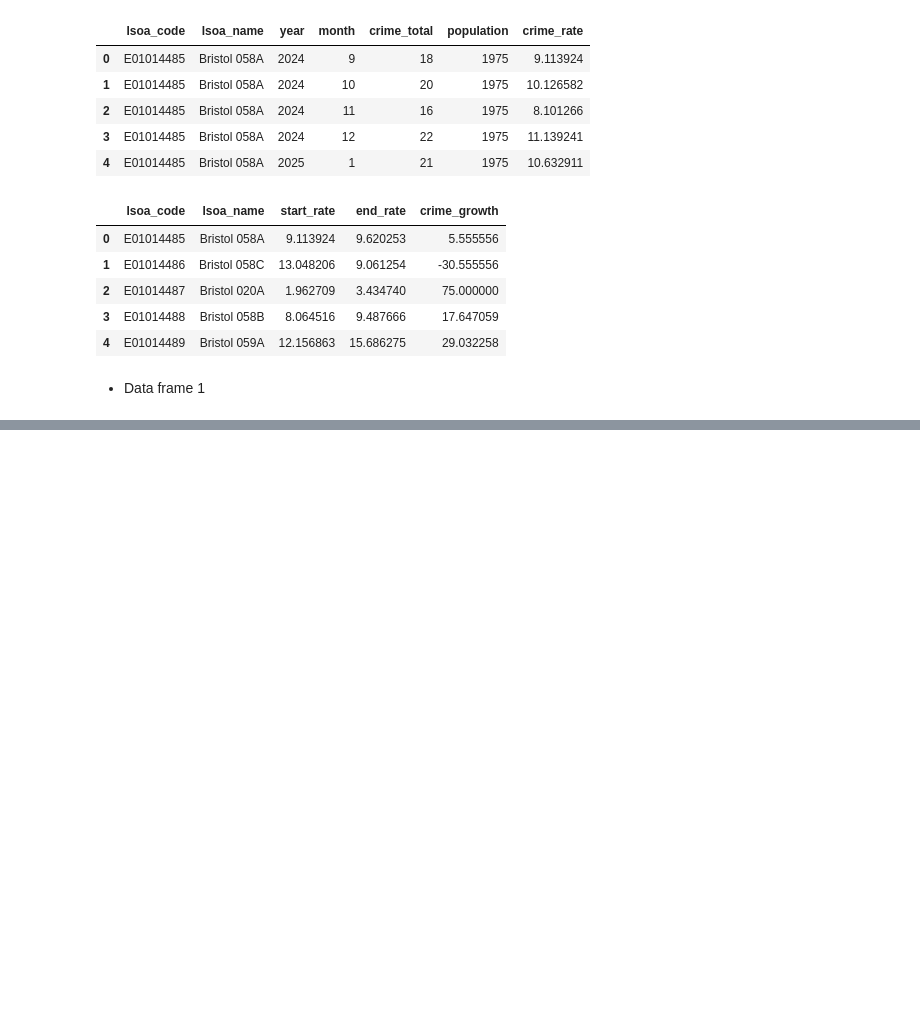
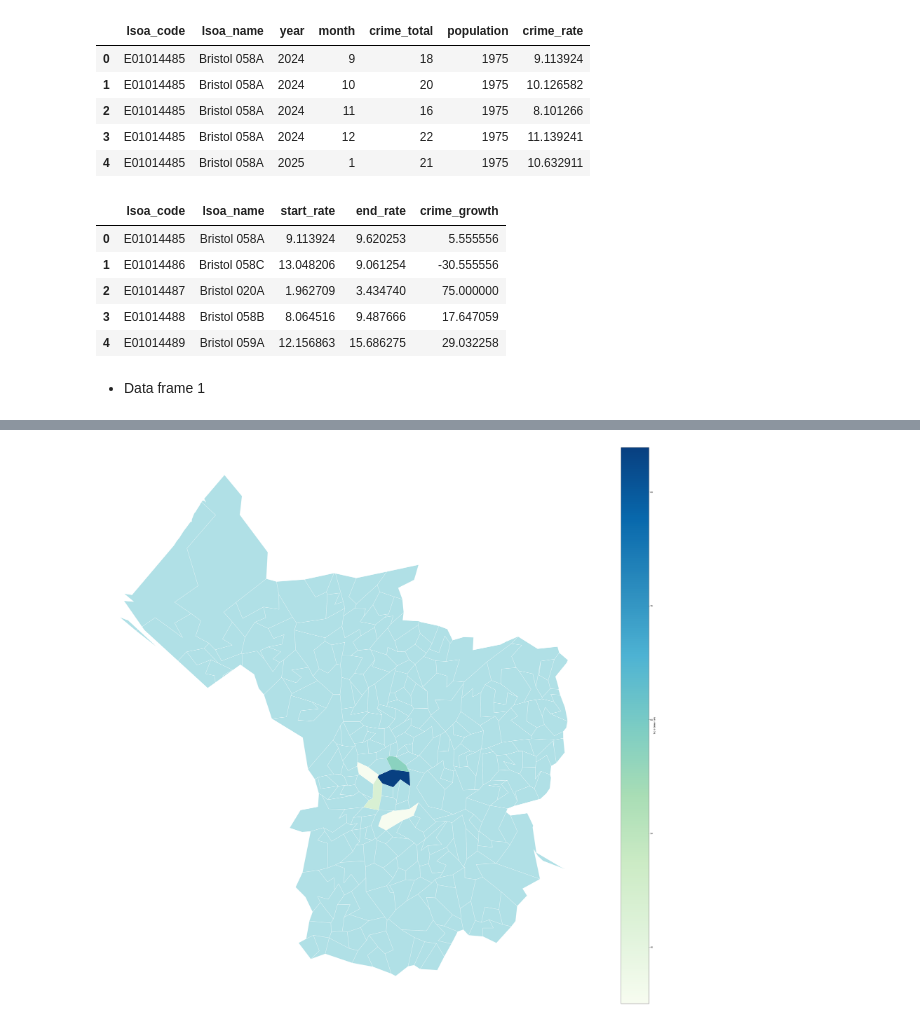
Before and after one commit to raven-172/-Analytics--Criminal-status-in-UK, a Jupyter notebook: 2.ipynb, the cells around one changed output, grey strips where cells are left out. Cells and saved outputs as stored; diff of their text form; code cells hidden in the pictures; blank space fills up the shorter version.

```diff
--- a/2.ipynb
+++ b/2.ipynb
@@ -320,7 +320,7 @@ b_df1.head()
 | 3 | E01014485 | Bristol 058A | 2024 | 12 | 22 | 1975 | 11.139241 |
 | 4 | E01014485 | Bristol 058A | 2025 | 1 | 21 | 1975 | 10.632911 |
 # %%
-b_df1 = b_df1.groupby(['lsoa_code', 'lsoa_name'])['crime_rate'].agg(
+b_df1 = b_df.groupby(['lsoa_code', 'lsoa_name'])['crime_rate'].agg(
     start_rate='first',
     end_rate='last'
 ).reset_index()
@@ -347,0 +352,3 @@ df1.head()
+# %%
+b_df2 = b_df.groupby(['lsoa_code', 'lsoa_name'])['crime_rate'].mean().reset_index(name='avg_crime_rate')
+b_df2.head()
@@ -347,0 +364,3 @@ df1.head()
+# %%
+df2 = bdf.merge(b_df2[['lsoa_code', 'avg_crime_rate']], on='lsoa_code')
+df2.head()
@@ -347,0 +408,3 @@ df1.head()
+# %%
+top_5 = df2.sort_values(by='avg_crime_rate', ascending=False).head(5)
+top_5
@@ -347,0 +418,9 @@ df1.head()
+# %%
+fig, ax = plt.subplots(figsize=(55, 50), subplot_kw=dict(aspect='equal'))
+df1.plot(color='PowderBlue', edgecolor='white', linewidth=1.0, ax=ax)
+top_5.plot(column='avg_crime_rate', cmap='GnBu', legend=True, ax=ax,
+               legend_kwds={'label': "Top 5 Crime Rate"},
+               edgecolor='white', linewidth=0.3)
+ax.set_axis_off()
+# %% [output]
+[figure, added]
```
Also changed, not shown: parts of 14 cells of this notebook, 8 other files.
